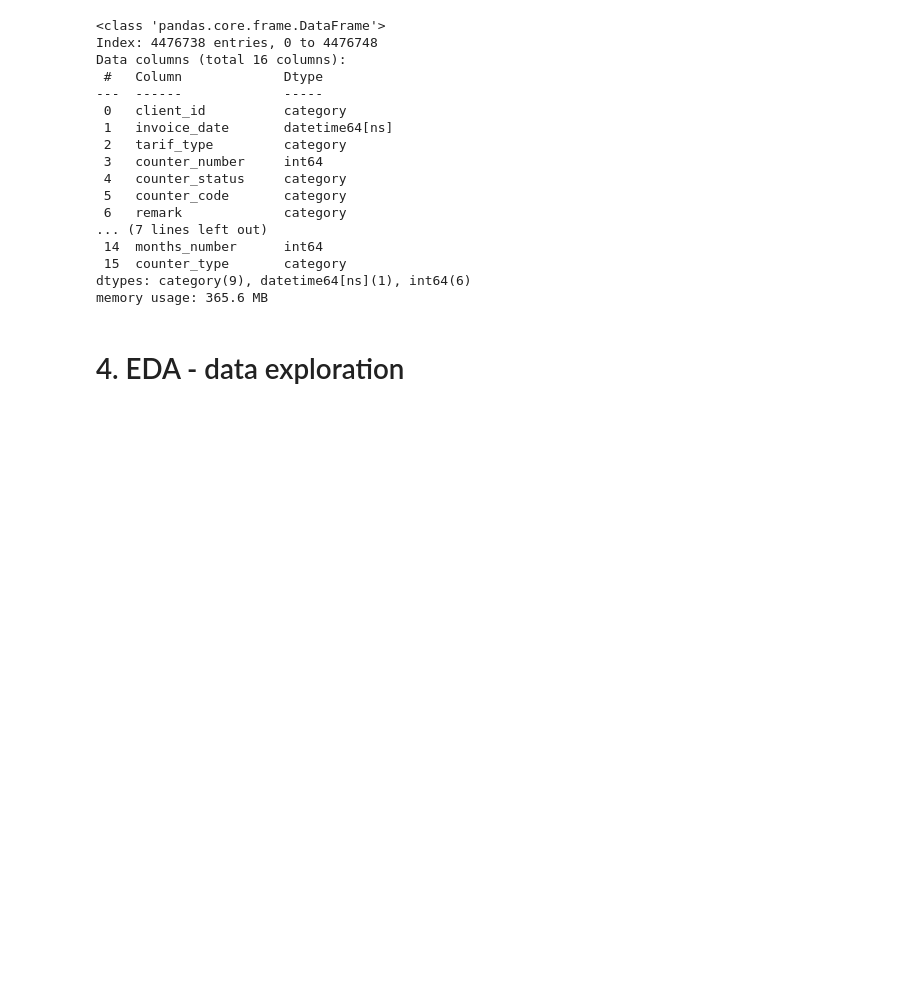
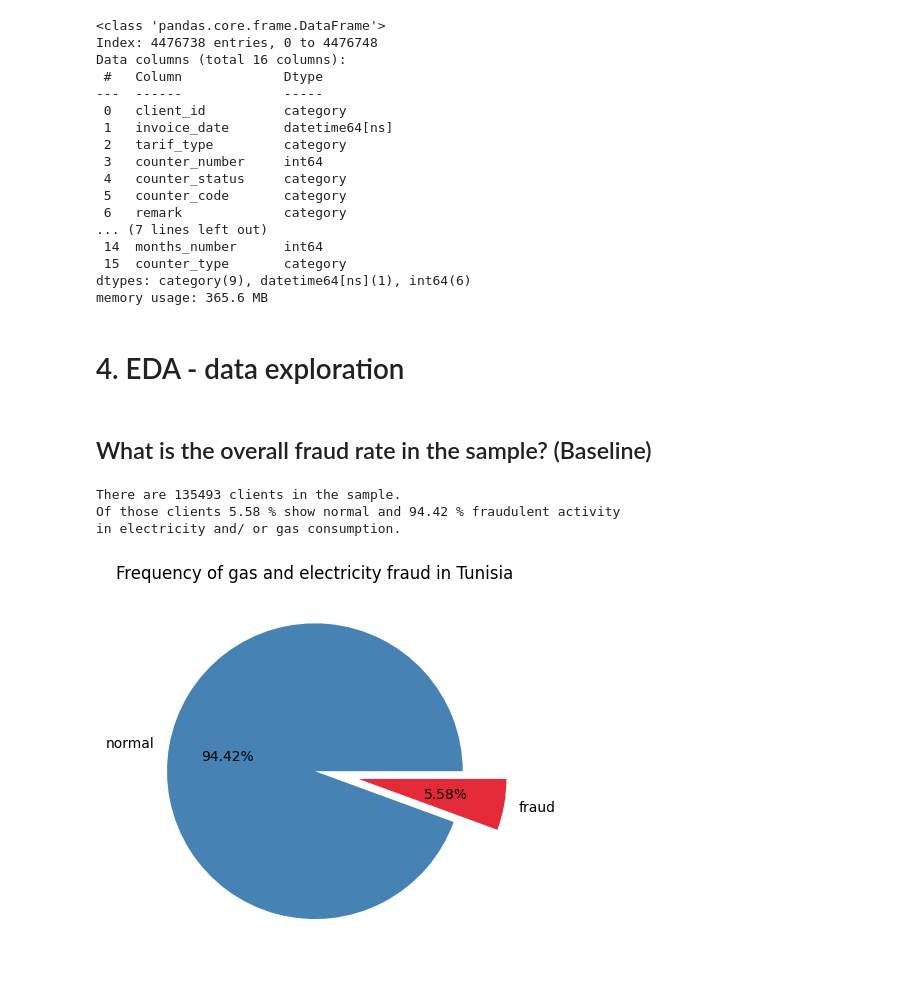
Before and after one commit to A-Lachs/ds_fraud_detection, a Jupyter notebook: EDA/EDA_notebook.ipynb, the cells around one changed output. Saved outputs shown, nothing was run; the diff lists cells and outputs as text; code cells hidden in the pictures; blank space fills up the shorter version.

```diff
--- a/EDA/EDA_notebook.ipynb
+++ b/EDA/EDA_notebook.ipynb
@@ -245,3 +285,20 @@ dtypes: category(9), datetime64[ns](1), int64(6)
 memory usage: 365.6 MB
 # %% [markdown]
 # 4. EDA - data exploration
+# %% [markdown]
+## What is the overall fraud rate in the sample? (Baseline)
+# %%
+# general information about the data
+
+FRAUD_BASELINE = get_fraud_proportion(df_client)
+
+print(f'There are {df_client.client_id.nunique()} clients in the sample.')
+print(f'Of those clients {round(FRAUD_BASELINE, 2)} % show normal and '
+      f'{round(100 - FRAUD_BASELINE, 2)} % fraudulent activity \nin electricity and/ or gas consumption.')
+
+create_fraud_freq_pieplot(df_client)  # function from Scripts/plotting.py
+# %% [output]
+There are 135493 clients in the sample.
+Of those clients 5.58 % show normal and 94.42 % fraudulent activity
+in electricity and/ or gas consumption.
+[figure, added]
```
Also changed, not shown: parts of 9 cells of this notebook.
